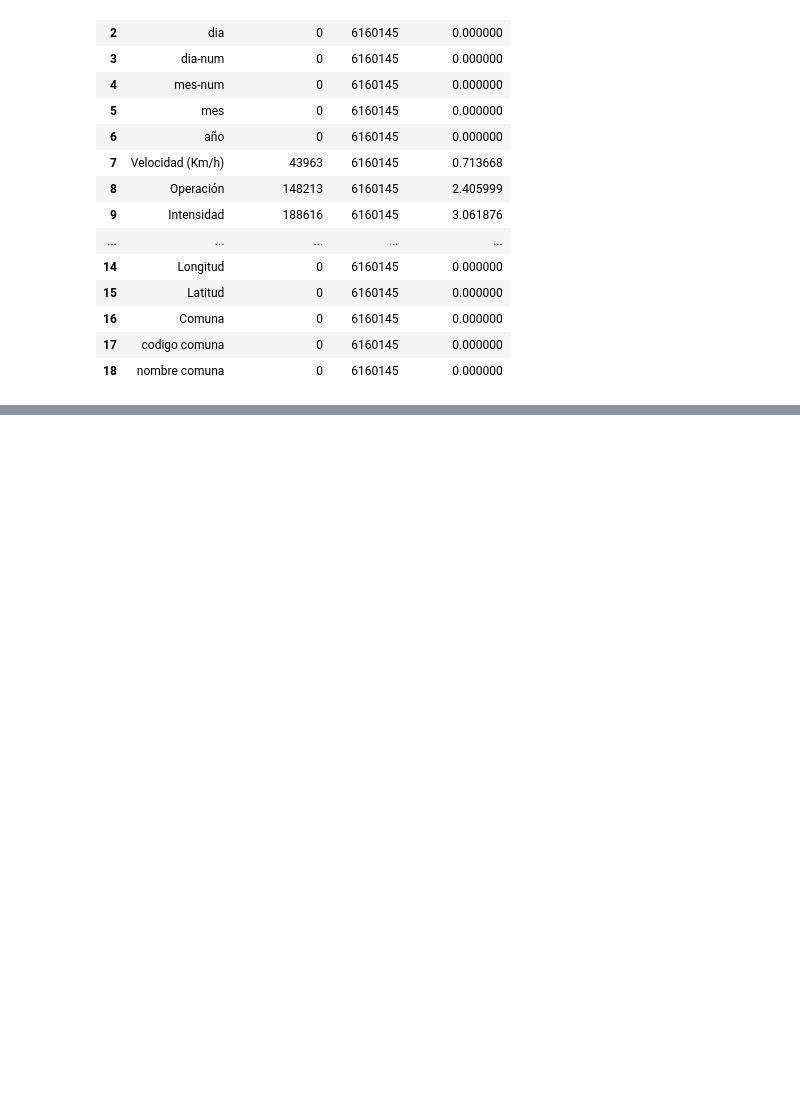
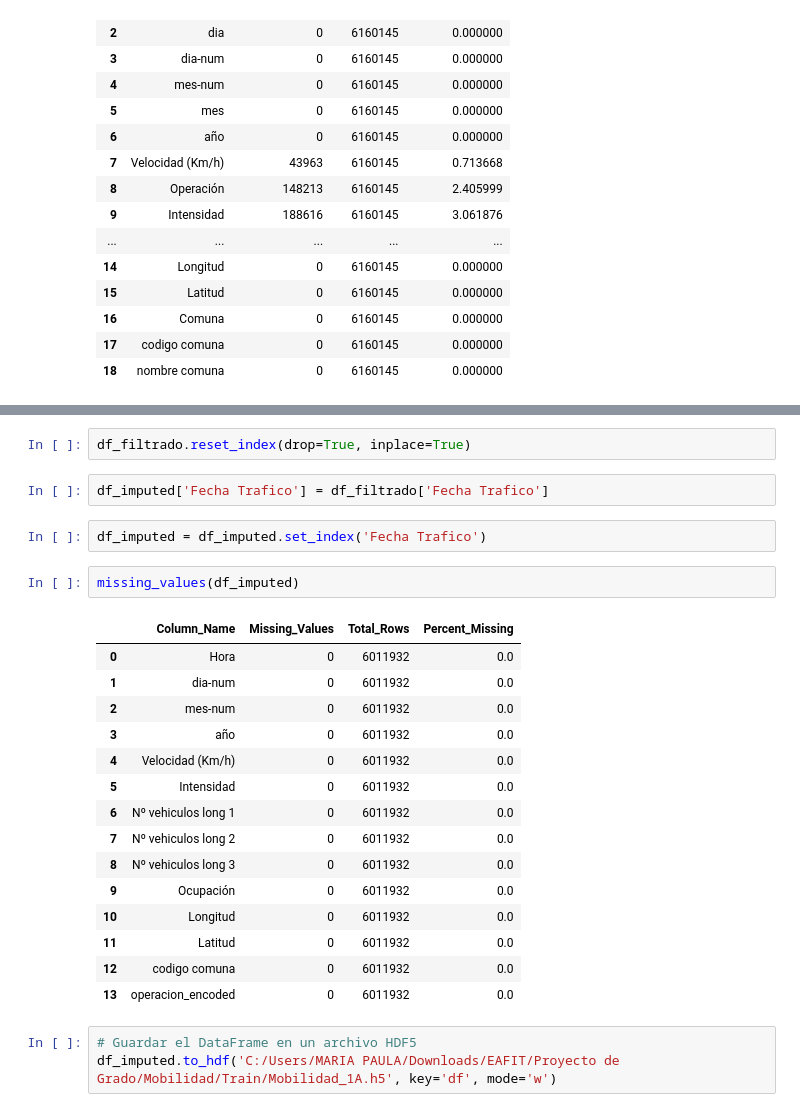
Before and after one commit to Matu10100/AirQuality_Prediction, a Jupyter notebook: Programacion/PreProcess_MobTrain.ipynb, the cells around one changed output, grey strips where cells are left out. Saved outputs shown, nothing was run; the diff lists cells and outputs as text; blank space fills up the shorter version.

```diff
--- a/Programacion/PreProcess_MobTrain.ipynb
+++ b/Programacion/PreProcess_MobTrain.ipynb
@@ -345,0 +415,27 @@ missing_values(df_filtrado)
+# %%
+df_filtrado.reset_index(drop=True, inplace=True)
+# %%
+df_imputed['Fecha Trafico'] = df_filtrado['Fecha Trafico']
+# %%
+df_imputed = df_imputed.set_index('Fecha Trafico')
+# %%
+missing_values(df_imputed)
+# %% [output]
+|  | Column_Name | Missing_Values | Total_Rows | Percent_Missing |
+| 0 | Hora | 0 | 6011932 | 0.0 |
+| 1 | dia-num | 0 | 6011932 | 0.0 |
+| 2 | mes-num | 0 | 6011932 | 0.0 |
+| 3 | año | 0 | 6011932 | 0.0 |
+| 4 | Velocidad (Km/h) | 0 | 6011932 | 0.0 |
+| 5 | Intensidad | 0 | 6011932 | 0.0 |
+| 6 | Nº vehiculos long 1 | 0 | 6011932 | 0.0 |
+| 7 | Nº vehiculos long 2 | 0 | 6011932 | 0.0 |
+| 8 | Nº vehiculos long 3 | 0 | 6011932 | 0.0 |
+| 9 | Ocupación | 0 | 6011932 | 0.0 |
+| 10 | Longitud | 0 | 6011932 | 0.0 |
+| 11 | Latitud | 0 | 6011932 | 0.0 |
+| 12 | codigo comuna | 0 | 6011932 | 0.0 |
+| 13 | operacion_encoded | 0 | 6011932 | 0.0 |
+# %%
+# Guardar el DataFrame en un archivo HDF5
+df_imputed.to_hdf('C:/Users/MARIA PAULA/Downloads/EAFIT/Proyecto de Grado/Mobilidad/Train/Mobilidad_1A.h5', key='df', mode='w')
```
Also changed, not shown: parts of 24 cells of this notebook, 1 other file.
